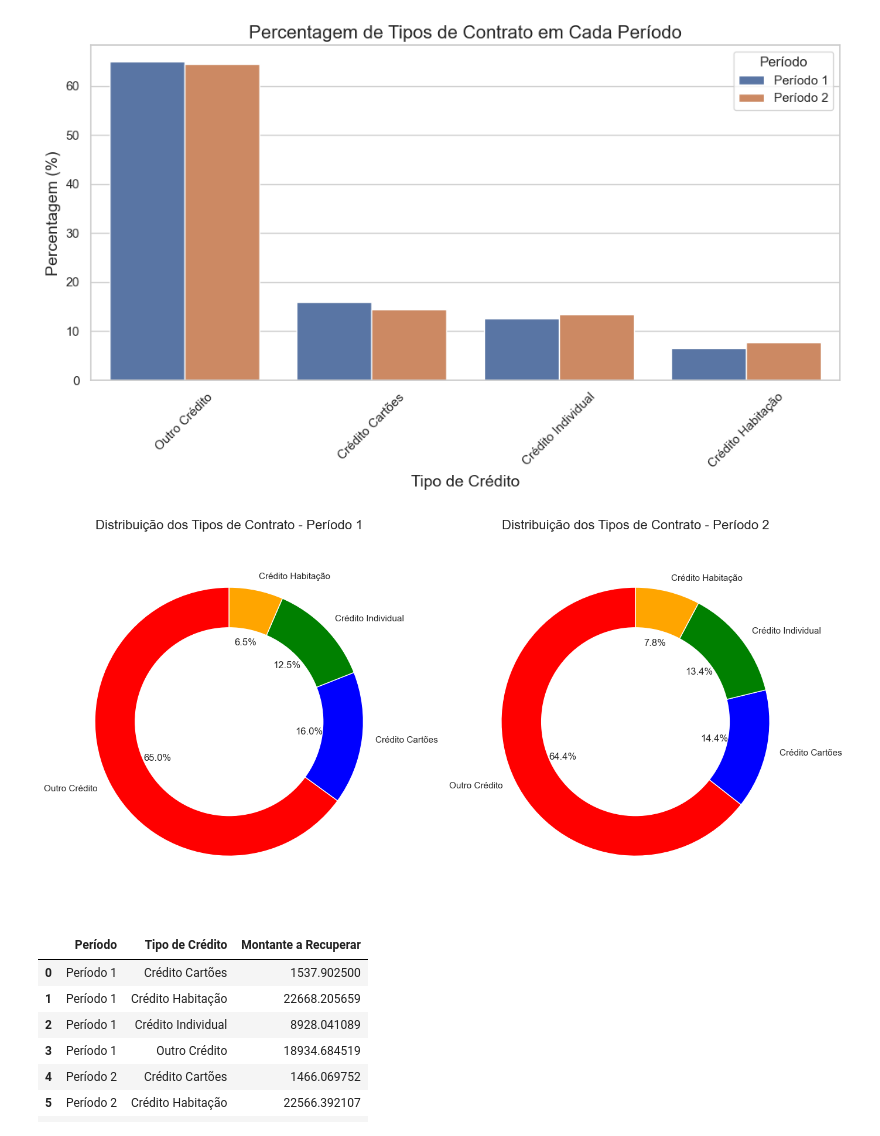
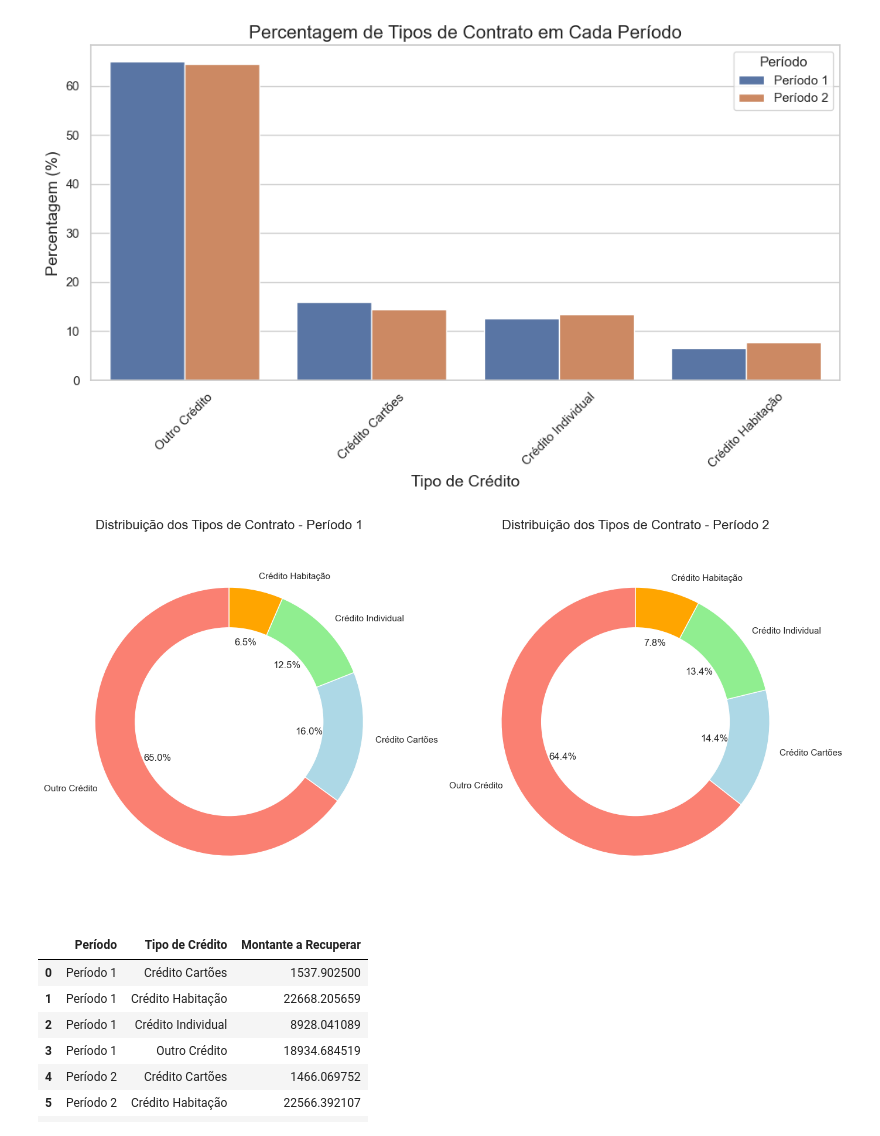
Before and after one commit to bruna-barbosa/analise-recuperacao-credito, a Jupyter notebook: analise.ipynb, the cells around one changed output. Drawn from its saved outputs; the diff is of its cells as text; code cells hidden in the pictures.

```diff
--- a/analise.ipynb
+++ b/analise.ipynb
@@ -266,7 +266,7 @@ plt.show()
 import matplotlib.pyplot as plt
 
 # Definir cores específicas para cada tipo de contrato
-cores = ['red', 'blue', 'green', 'orange']  # Cores correspondentes aos tipos de contrato na ordem desejada
+cores = ['salmon', 'lightblue', 'lightgreen', 'orange']  # Cores correspondentes aos tipos de contrato na ordem desejada
 
 # Criar a figura com 2 subgráficos (um para cada período)
 fig, axes = plt.subplots(1, 2, figsize=(14, 7))
@@ -274,34 +274,34 @@ fig, axes = plt.subplots(1, 2, figsize=(14, 7))
 # Gráfico de Donut para o Período 1
 axes[0].pie(
     percentuais_periodo_1,
     labels=percentuais_periodo_1.index,
     autopct='%1.1f%%',
     startangle=90,
     colors=cores  # Aplicando as cores definidas
 )
 centre_circle_1 = plt.Circle((0, 0), 0.70, fc='white')  # Círculo central
 axes[0].add_artist(centre_circle_1)
 axes[0].axis('equal')  # Igualar proporções
 axes[0].set_title('Distribuição dos Tipos de Contrato - Período 1', fontsize=16)
 
 # Gráfico de Donut para o Período 2
 axes[1].pie(
     percentuais_periodo_2,
     labels=percentuais_periodo_2.index,
     autopct='%1.1f%%',
     startangle=90,
     colors=cores  # Aplicando as mesmas cores definidas
 )
 centre_circle_2 = plt.Circle((0, 0), 0.70, fc='white')  # Círculo central
 axes[1].add_artist(centre_circle_2)
 axes[1].axis('equal')  # Igualar proporções
 axes[1].set_title('Distribuição dos Tipos de Contrato - Período 2', fontsize=16)
 
 # Ajustar o layout
 plt.tight_layout()
 plt.show()
 # %% [output]
-[figure, old version]
+[figure, new version]
 # %%
 # Adicionar a coluna de período
 data_periodo_1['Período'] = 'Período 1'
```
